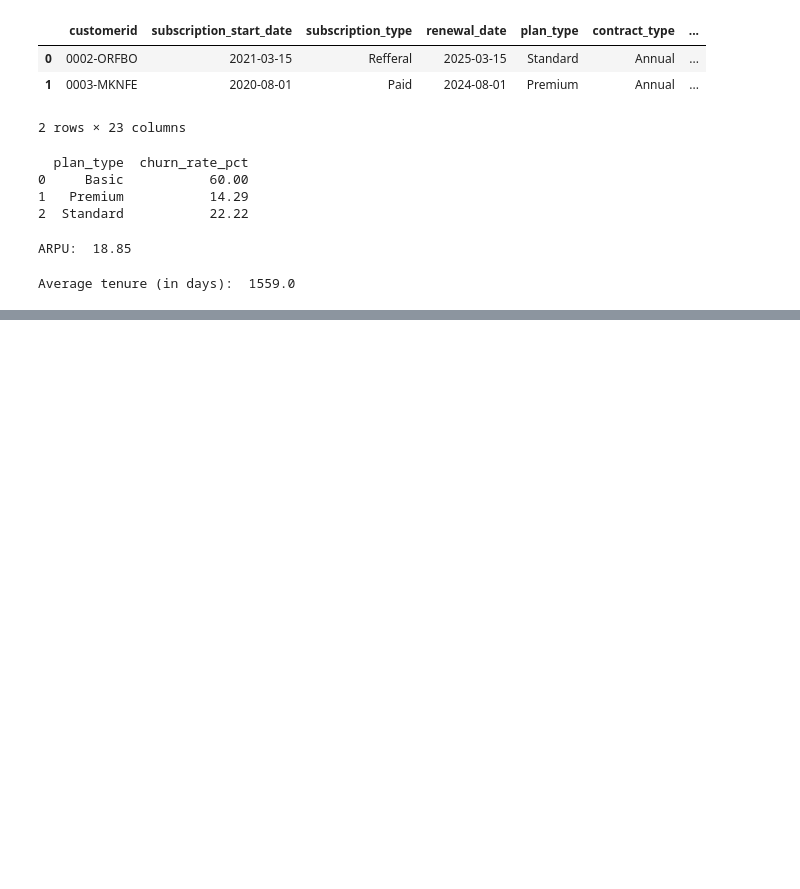
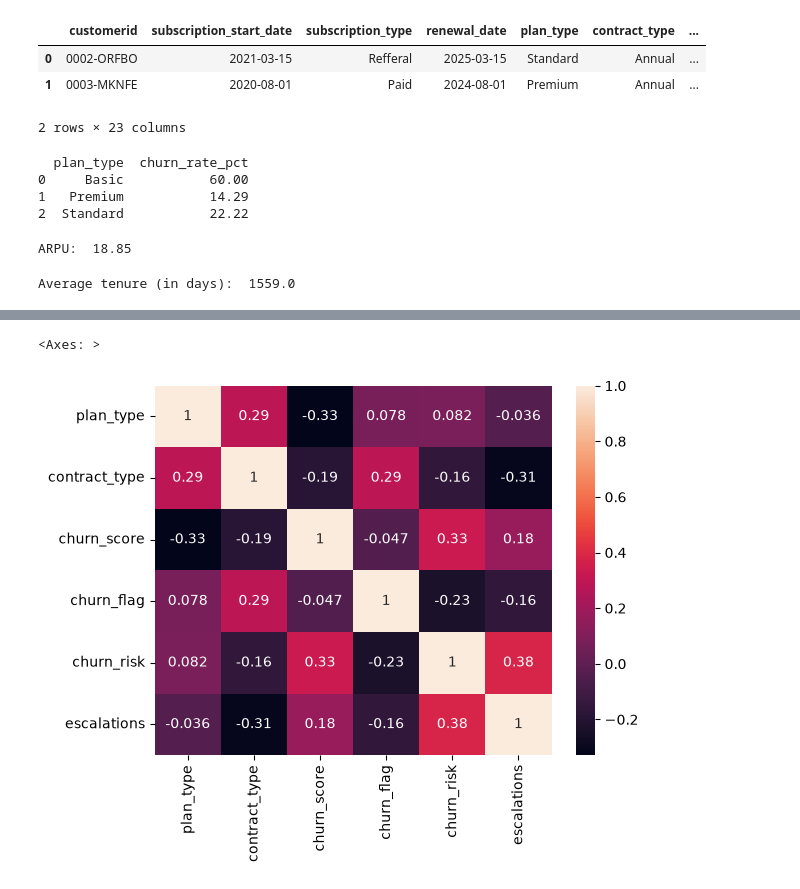
Before and after one commit to Reshmila2002/churn-analysis-project, a Jupyter notebook: churn_analysis_project.ipynb, the cells around one changed output, grey strips where cells are left out. Cells and saved outputs as stored; diff of their text form; code cells hidden in the pictures; blank space fills up the shorter version.

```diff
--- a/churn_analysis_project.ipynb
+++ b/churn_analysis_project.ipynb
@@ -350,0 +455,2 @@ Average tenure (in days):  1559.0
+# %%
+df_visual[['plan_type', 'contract_type', 'churn_score', 'churn_flag', 'churn_risk','escalations']] = df_visual[['plan_type', 'state', 'gender', 'country', 'escalations', 'churn_risk']].apply(lambda x: pd.factorize(x)[0])
@@ -350,0 +460,11 @@ Average tenure (in days):  1559.0
+# %%
+df_encoded = df_visual[['plan_type', 'contract_type', 'churn_score', 'churn_flag', 'churn_risk','escalations']]
+categorical_cols=['plan_type', 'contract_type', 'churn_risk']
+for col in categorical_cols:
+    df_encoded[col] = df_encoded[col].astype('category').cat.codes
+# %%
+#heatmap(correlation matrix)
+sns.heatmap(df_encoded.corr(), annot=True)
+# %% [output]
+<Axes: >
+[figure, added]
```
Also changed, not shown: parts of 15 cells of this notebook.
